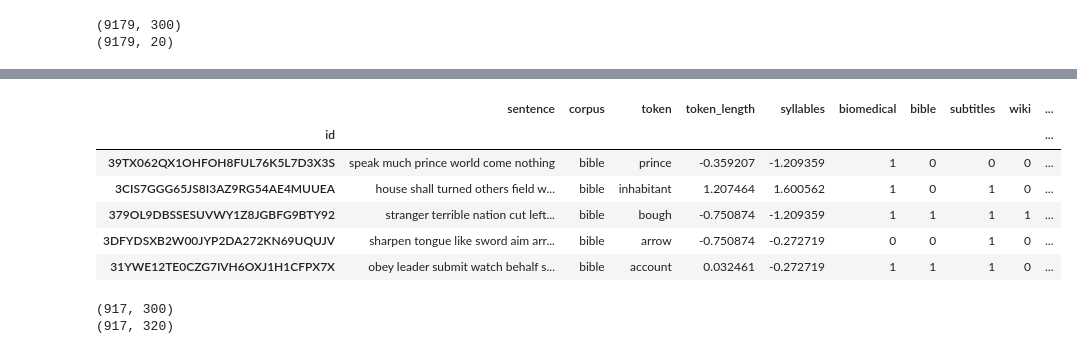
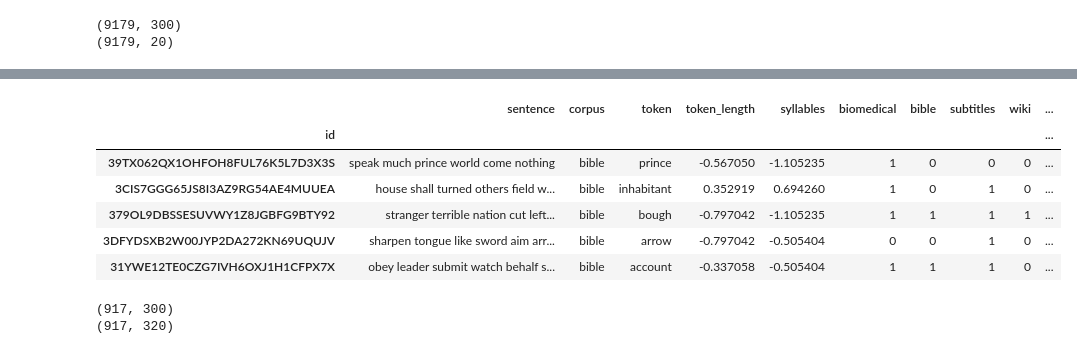
Before and after one commit to hvarS/CS60075-Team28-Semeval-Task-1, a Jupyter notebook: baselines.ipynb, the cells around one changed output, grey strips where cells are left out. Saved outputs shown, nothing was run; the diff lists cells and outputs as text; code cells hidden in the pictures.

```diff
--- a/baselines.ipynb
+++ b/baselines.ipynb
@@ -596,39 +596,39 @@ def get_vowels(word):
 
 test_features['token_vowels'] = test_features['token'].apply(lambda x: get_vowels(x) )
 
 test_features['pos1'] = test_features['pos'].copy()
 test_features['pos2'] = test_features['pos']
 
 test_features['dep num1'] = test_features['dep num']
 test_features['dep num2'] = test_features['dep num']
 
 test_features['synonyms1'] = test_features['synonyms']
 test_features['synonyms2'] = test_features['synonyms']
 
 test_features['hypernyms1'] = test_features['hypernyms']
 test_features['hypernyms2'] = test_features['hypernyms']
 
 test_features['hyponyms1'] = test_features['hyponyms']
 test_features['hyponyms2'] = test_features['hyponyms']
 
 test_features['google frequency1'] = test_features['google frequency']
 test_features['google frequency2'] = test_features['google frequency']
 
 test_features.drop(['pos','dep num', 'synonyms', 'hyponyms', 'hypernyms', 'google frequency'], axis=1, inplace=True)
 
 
 test_features[['token_length', 'syllables', 'pos1', 'pos2', 'dep num1', 'dep num2', 'synonyms1', 'synonyms2', 'hypernyms1', 'hypernyms2', 'hyponyms1', 'hyponyms2', 'google frequency1', 'google frequency2', 'familarity', 'token_vowels']] =  \
-    scaler.fit_transform(test_features[['token_length', 'syllables', 'pos1', 'pos2', 'dep num1', 'dep num2', 'synonyms1', 'synonyms2', 'hypernyms1', 'hypernyms2', 'hyponyms1', 'hyponyms2', 'google frequency1', 'google frequency2', 'familarity', 'token_vowels']])
+    scaler.transform(test_features[['token_length', 'syllables', 'pos1', 'pos2', 'dep num1', 'dep num2', 'synonyms1', 'synonyms2', 'hypernyms1', 'hypernyms2', 'hyponyms1', 'hyponyms2', 'google frequency1', 'google frequency2', 'familarity', 'token_vowels']])
 
 test_features.head()
 # %% [output]
 |  | sentence | corpus | token | token_length | syllables | biomedical | bible | subtitles | wiki | ... |
 | id |  |  |  |  |  |  |  |  |  | ... |
-| 39TX062QX1OHFOH8FUL76K5L7D3X3S | speak much prince world come nothing | bible | prince | -0.359207 | -1.209359 | 1 | 0 | 0 | 0 | ... |
-| 3CIS7GGG65JS8I3AZ9RG54AE4MUUEA | house shall turned others field w... | bible | inhabitant | 1.207464 | 1.600562 | 1 | 0 | 1 | 0 | ... |
-| 379OL9DBSSESUVWY1Z8JGBFG9BTY92 | stranger terrible nation cut left... | bible | bough | -0.750874 | -1.209359 | 1 | 1 | 1 | 1 | ... |
-| 3DFYDSXB2W00JYP2DA272KN69UQUJV | sharpen tongue like sword aim arr... | bible | arrow | -0.750874 | -0.272719 | 0 | 0 | 1 | 0 | ... |
-| 31YWE12TE0CZG7IVH6OXJ1H1CFPX7X | obey leader submit watch behalf s... | bible | account | 0.032461 | -0.272719 | 1 | 1 | 1 | 0 | ... |
+| 39TX062QX1OHFOH8FUL76K5L7D3X3S | speak much prince world come nothing | bible | prince | -0.567050 | -1.105235 | 1 | 0 | 0 | 0 | ... |
+| 3CIS7GGG65JS8I3AZ9RG54AE4MUUEA | house shall turned others field w... | bible | inhabitant | 0.352919 | 0.694260 | 1 | 0 | 1 | 0 | ... |
+| 379OL9DBSSESUVWY1Z8JGBFG9BTY92 | stranger terrible nation cut left... | bible | bough | -0.797042 | -1.105235 | 1 | 1 | 1 | 1 | ... |
+| 3DFYDSXB2W00JYP2DA272KN69UQUJV | sharpen tongue like sword aim arr... | bible | arrow | -0.797042 | -0.505404 | 0 | 0 | 1 | 0 | ... |
+| 31YWE12TE0CZG7IVH6OXJ1H1CFPX7X | obey leader submit watch behalf s... | bible | account | -0.337058 | -0.505404 | 1 | 1 | 1 | 0 | ... |
 # %%
 sentences_test_list = list(test_features['sentence'])
 test_tokens_list = list(test_features['token'])
```
Also changed, not shown: parts of 12 cells of this notebook.
